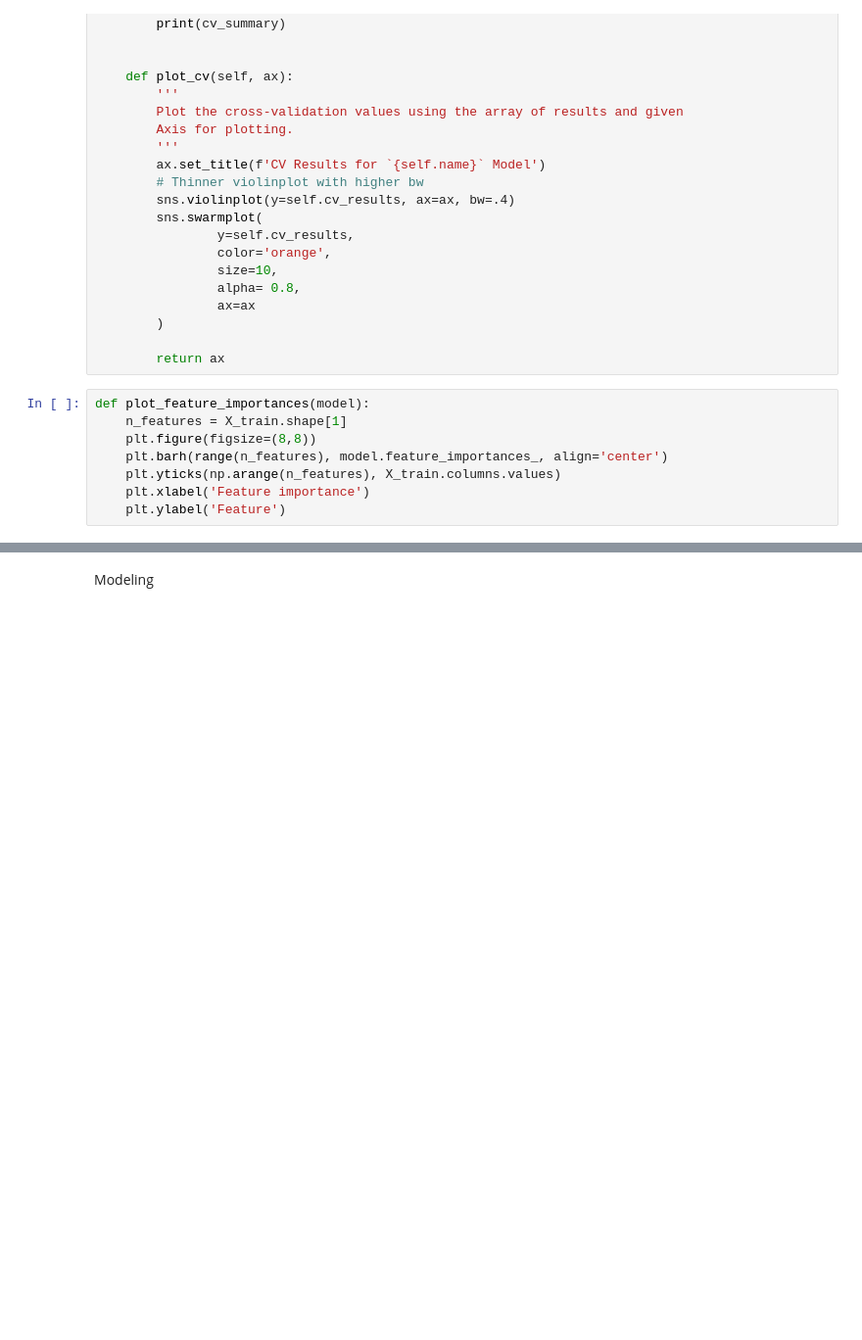
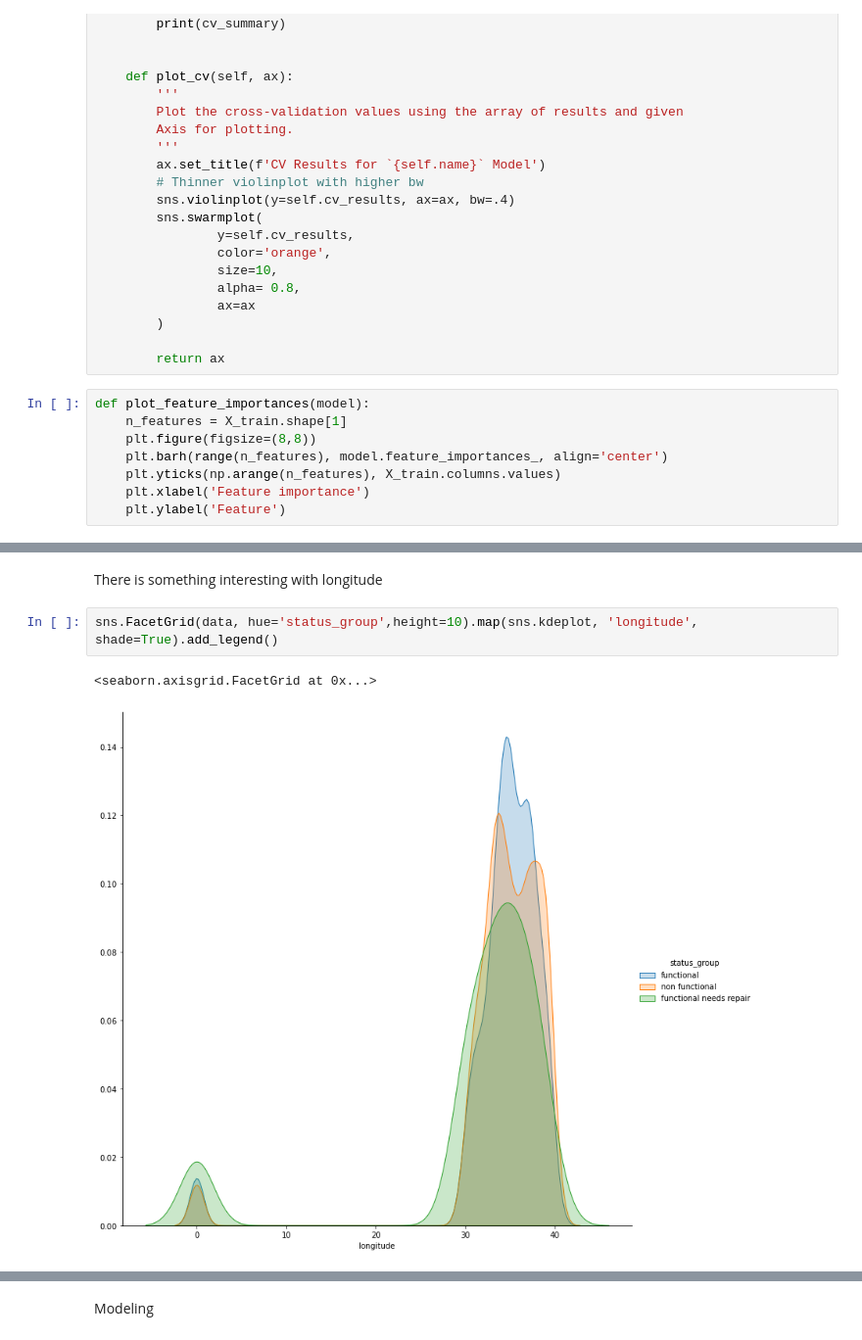
Before and after one commit to darthur93/Classification-P3, a Jupyter notebook: Notebook.ipynb, the cells around one changed output, grey strips where cells are left out. Shown: that part at 98% size. Saved outputs shown, nothing was run; the diff lists cells and outputs as text; blank space fills up the shorter version.

```diff
--- a/Notebook.ipynb
+++ b/Notebook.ipynb
@@ -275,0 +313,7 @@ def PrintEvaluation(y_train, y_test, X_train, X_test, train_preds, test_preds, m
+# %% [markdown]
+There is something interesting with longitude
+# %%
+sns.FacetGrid(data, hue='status_group',height=10).map(sns.kdeplot, 'longitude', shade=True).add_legend()
+# %% [output]
+<seaborn.axisgrid.FacetGrid at 0x...>
+[figure, added]
```
Also changed, not shown: parts of 156 cells of this notebook.
